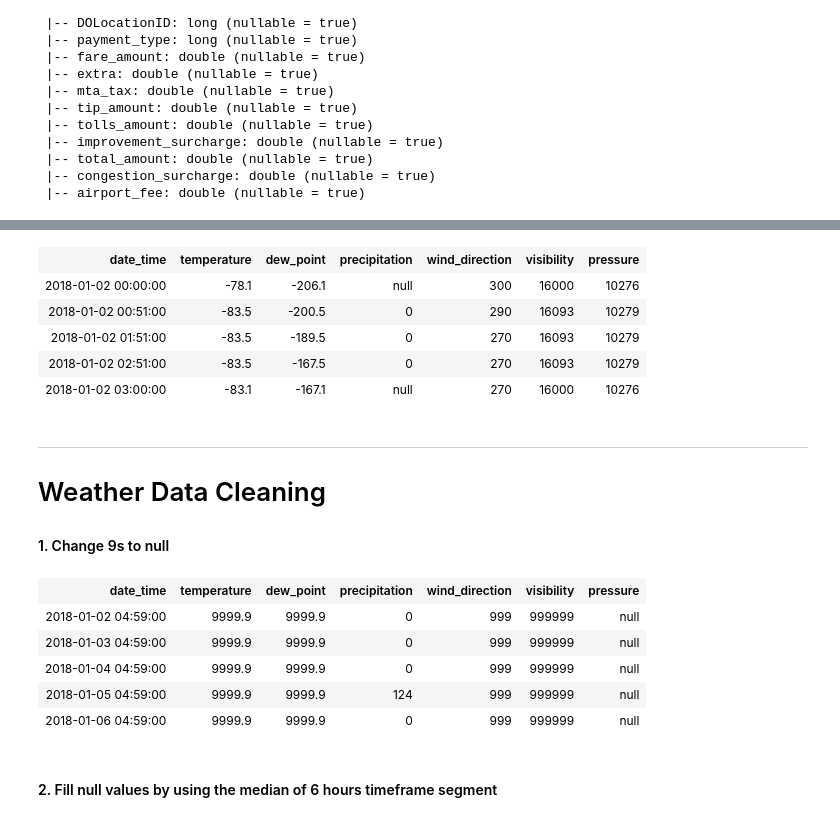
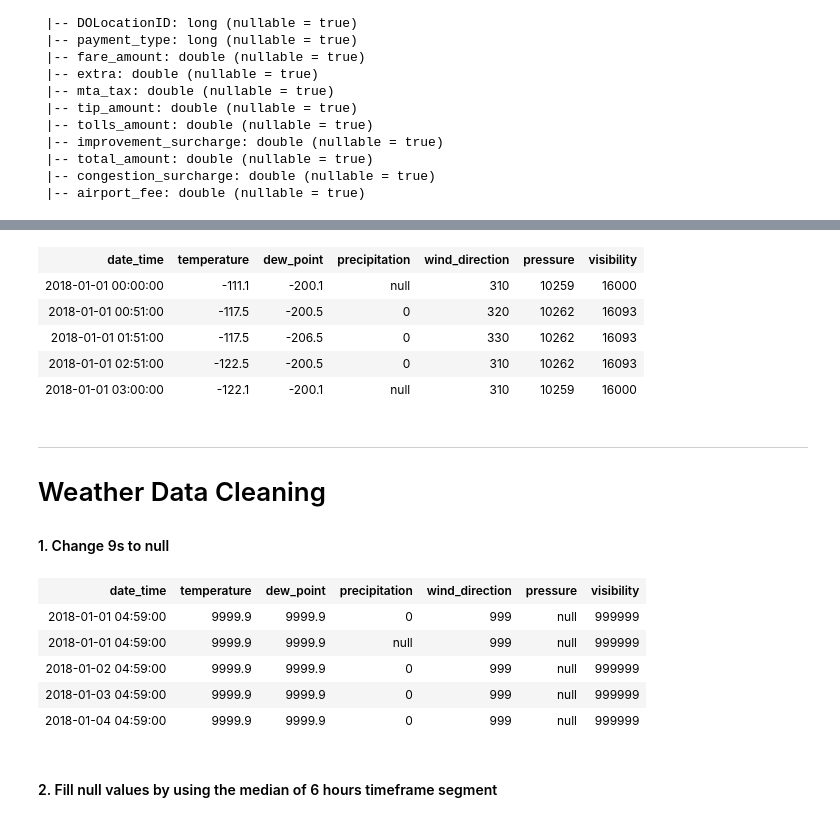
Before and after one commit to MAST30034-Applied-Data-Science/mast30034-project-1-pl0203, a Jupyter notebook: notebooks/preprocess.ipynb, the cells around one changed output, grey strips where cells are left out. Saved outputs shown, nothing was run; the diff lists cells and outputs as text; code cells hidden in the pictures.

```diff
--- a/notebooks/preprocess.ipynb
+++ b/notebooks/preprocess.ipynb
@@ -78,9 +92,10 @@ for field in ('pu_location_id', 'do_location_id'):
 # %%
 columns_interest = ['tpep_pickup_datetime', 'tpep_dropoff_datetime',
-                    'pu_location_id', 'do_location_id']
+                    'pu_location_id', 'do_location_id', 'total_amount',
+                    'passenger_count']
 taxi = taxi[columns_interest]
 
-weather_col_interest = ['DATE', 'TMP', 'DEW', 'AA1', 'WND', 'VIS', 'MA1']
+weather_col_interest = ['DATE', 'TMP', 'DEW', 'AA1', 'WND', 'MA1', 'VIS']
 weather = weather[weather_col_interest]
 # %%
 weather.count(), taxi.count()
@@ -112,7 +138,7 @@ root
 field_name_change = {"DATE": "date_time", "TMP": "temperature",
                      "DEW": "dew_point", "AA1": "precipitation",
                      "WND": "wind_direction", "MA1": "pressure",
-                     "VIS":"visibility"}
+                     "VIS": "visibility"}
 for old, new in field_name_change.items():
     weather = weather.withColumnRenamed(old, new)
 
@@ -126,7 +152,7 @@ for field in ('temperature', 'dew_point'):
                                         lit('.'),weather[field].substr(7, 1)) \
                                  .cast('double'))
 
-for field in ('visibility', 'wind_direction'):
+for field in (['wind_direction', 'visibility']):
     weather = weather.withColumn(field,
                                  split(weather[field], ',') \
                                  .getItem(0).cast('INT'))
@@ -141,12 +167,12 @@ weather = weather.withColumn('pressure',
 # %%
 weather.limit(5)
 # %% [output]
-| date_time | temperature | dew_point | precipitation | wind_direction | visibility | pressure |
-| 2018-01-02 00:00:00 | -78.1 | -206.1 | null | 300 | 16000 | 10276 |
-| 2018-01-02 00:51:00 | -83.5 | -200.5 | 0 | 290 | 16093 | 10279 |
-| 2018-01-02 01:51:00 | -83.5 | -189.5 | 0 | 270 | 16093 | 10279 |
-| 2018-01-02 02:51:00 | -83.5 | -167.5 | 0 | 270 | 16093 | 10279 |
-| 2018-01-02 03:00:00 | -83.1 | -167.1 | null | 270 | 16000 | 10276 |
+| date_time | temperature | dew_point | precipitation | wind_direction | pressure | visibility |
+| 2018-01-01 00:00:00 | -111.1 | -200.1 | null | 310 | 10259 | 16000 |
+| 2018-01-01 00:51:00 | -117.5 | -200.5 | 0 | 320 | 10262 | 16093 |
+| 2018-01-01 01:51:00 | -117.5 | -206.5 | 0 | 330 | 10262 | 16093 |
+| 2018-01-01 02:51:00 | -122.5 | -200.5 | 0 | 310 | 10262 | 16093 |
+| 2018-01-01 03:00:00 | -122.1 | -200.1 | null | 310 | 10259 | 16000 |
 # %% [markdown]
 ---
 # Weather Data Cleaning
@@ -154,14 +180,14 @@ weather.limit(5)
 # %%
 # found many entries where there are 9s in multiple columns
 # documentation stated these are missing values
-weather.filter(F.col('dew_point') == 9999.9).limit(5)
+weather.filter(F.col('visibility') == 999999).limit(5)
 # %% [output]
-| date_time | temperature | dew_point | precipitation | wind_direction | visibility | pressure |
-| 2018-01-02 04:59:00 | 9999.9 | 9999.9 | 0 | 999 | 999999 | null |
-| 2018-01-03 04:59:00 | 9999.9 | 9999.9 | 0 | 999 | 999999 | null |
-| 2018-01-04 04:59:00 | 9999.9 | 9999.9 | 0 | 999 | 999999 | null |
-| 2018-01-05 04:59:00 | 9999.9 | 9999.9 | 124 | 999 | 999999 | null |
-| 2018-01-06 04:59:00 | 9999.9 | 9999.9 | 0 | 999 | 999999 | null |
+| date_time | temperature | dew_point | precipitation | wind_direction | pressure | visibility |
+| 2018-01-01 04:59:00 | 9999.9 | 9999.9 | 0 | 999 | null | 999999 |
+| 2018-01-01 04:59:00 | 9999.9 | 9999.9 | null | 999 | null | 999999 |
+| 2018-01-02 04:59:00 | 9999.9 | 9999.9 | 0 | 999 | null | 999999 |
+| 2018-01-03 04:59:00 | 9999.9 | 9999.9 | 0 | 999 | null | 999999 |
+| 2018-01-04 04:59:00 | 9999.9 | 9999.9 | 0 | 999 | null | 999999 |
 # %%
 # set features to null when equals to 9s
 miss_values = {"precipitation": 9999, "temperature": 9999.9,
```
Also changed, not shown: parts of 44 cells of this notebook, 3 other files.
